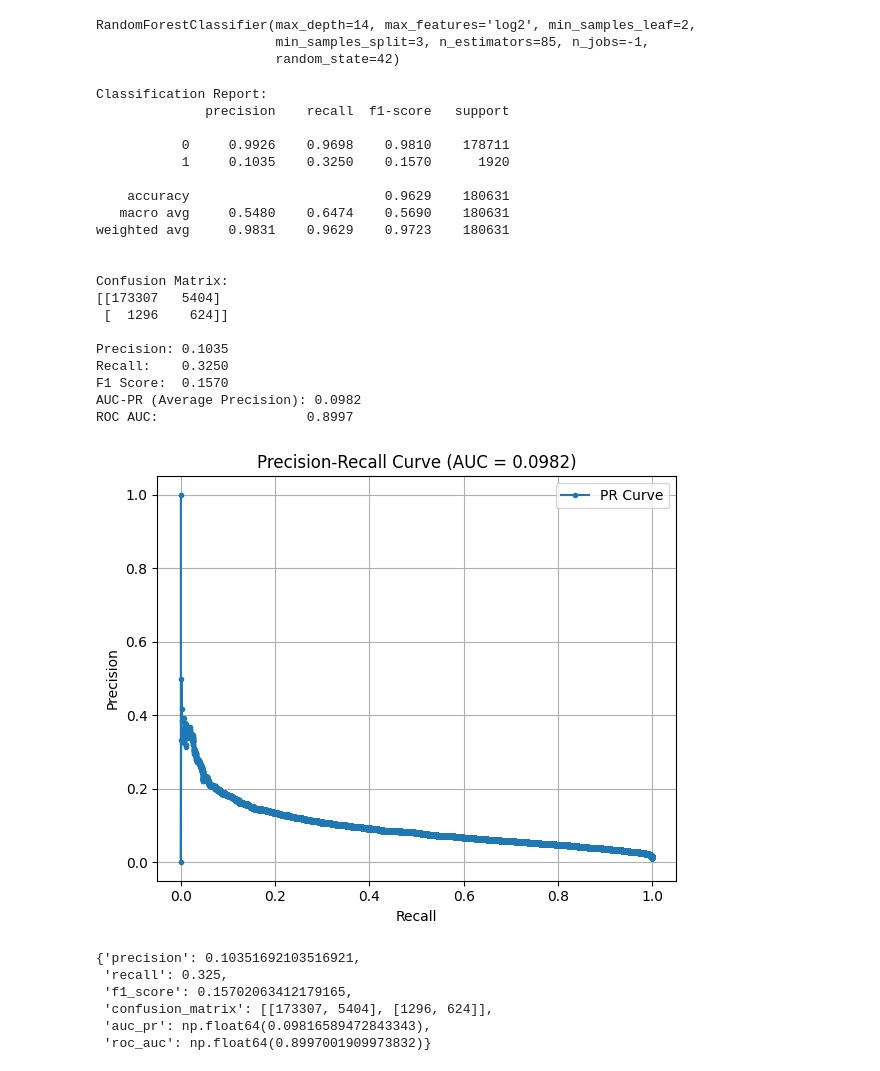
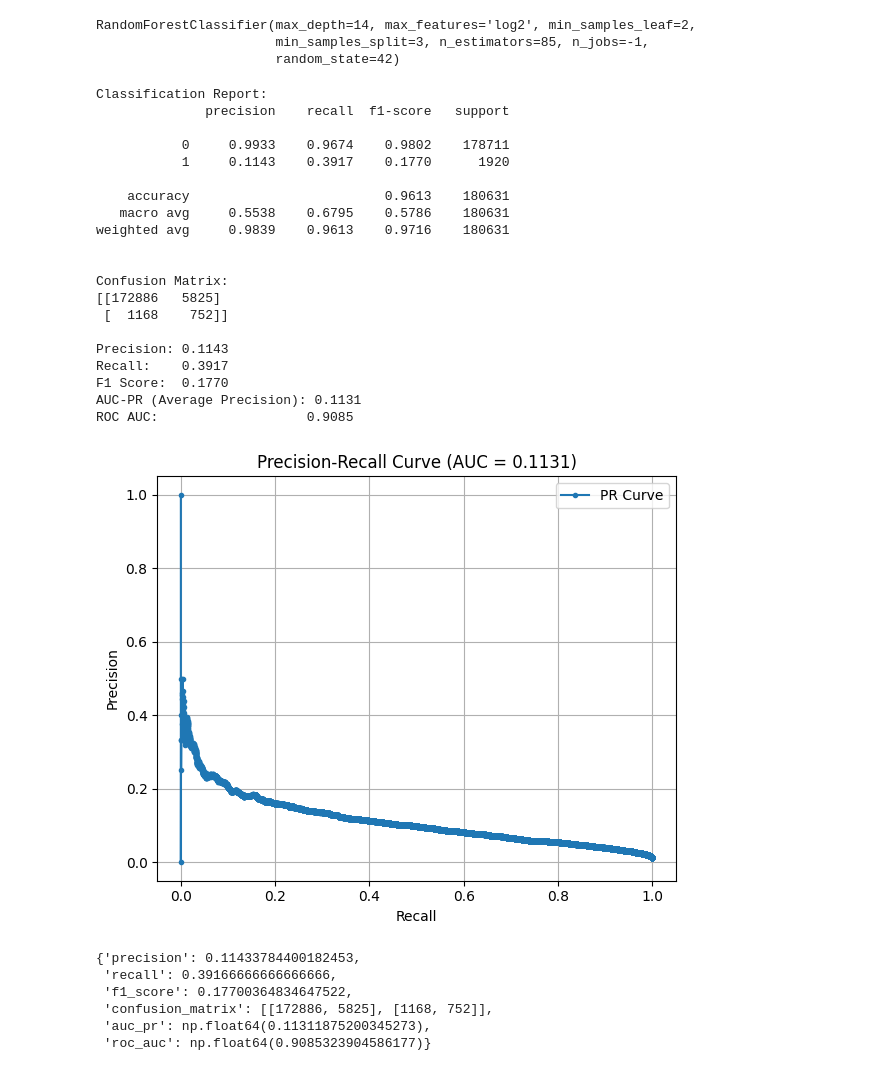
Before and after one commit to bernisschow/DSA4263-Business-and-Commerce-Fraud-Detection, a Jupyter notebook: notebooks/randomForestModel.ipynb, the cells around one changed output. Drawn from its saved outputs; the diff is of its cells as text; code cells hidden in the pictures.

Commit message:
Correct evaluation input for rf_model_3

```diff
--- a/notebooks/randomForestModel.ipynb
+++ b/notebooks/randomForestModel.ipynb
@@ -523,35 +523,35 @@ fold_5_val = pd.read_csv(f"/Users/joanwong/Desktop/dsa4263/DSA4263 Project/data/
 X_val = fold_5_val.drop(columns='fraud_bool')  # Use selected features, no fraud bool col
 y_val = fold_5_val['fraud_bool']
 # %%
-y_pred_model_3 = rf_model_2.predict(X_val_selected_5)
-y_proba_model_3 = rf_model_2.predict_proba(X_val_selected_5)[:, 1]
+y_pred_model_3 = rf_model_3.predict(X_val)
+y_proba_model_3 = rf_model_3.predict_proba(X_val)[:, 1]
 
 evaluate_model(y_val, y_pred_model_3, y_proba_model_3)
 # %% [output]
 Classification Report:
               precision    recall  f1-score   support
 
-           0     0.9926    0.9698    0.9810    178711
-           1     0.1035    0.3250    0.1570      1920
+           0     0.9933    0.9674    0.9802    178711
+           1     0.1143    0.3917    0.1770      1920
 
-    accuracy                         0.9629    180631
-   macro avg     0.5480    0.6474    0.5690    180631
-weighted avg     0.9831    0.9629    0.9723    180631
+    accuracy                         0.9613    180631
+   macro avg     0.5538    0.6795    0.5786    180631
+weighted avg     0.9839    0.9613    0.9716    180631
 
 
 Confusion Matrix:
-[[173307   5404]
- [  1296    624]]
+[[172886   5825]
+ [  1168    752]]
 
-Precision: 0.1035
-Recall:    0.3250
-F1 Score:  0.1570
-AUC-PR (Average Precision): 0.0982
-ROC AUC:                   0.8997
+Precision: 0.1143
+Recall:    0.3917
+F1 Score:  0.1770
+AUC-PR (Average Precision): 0.1131
+ROC AUC:                   0.9085
-[figure, old version]
+[figure, new version]
-{'precision': 0.10351692103516921,
- 'recall': 0.325,
- 'f1_score': 0.15702063412179165,
- 'confusion_matrix': [[173307, 5404], [1296, 624]],
- 'auc_pr': np.float64(0.09816589472843343),
- 'roc_auc': np.float64(0.8997001909973832)}
+{'precision': 0.11433784400182453,
+ 'recall': 0.39166666666666666,
+ 'f1_score': 0.17700364834647522,
+ 'confusion_matrix': [[172886, 5825], [1168, 752]],
+ 'auc_pr': np.float64(0.11311875200345273),
+ 'roc_auc': np.float64(0.9085323904586177)}
```
